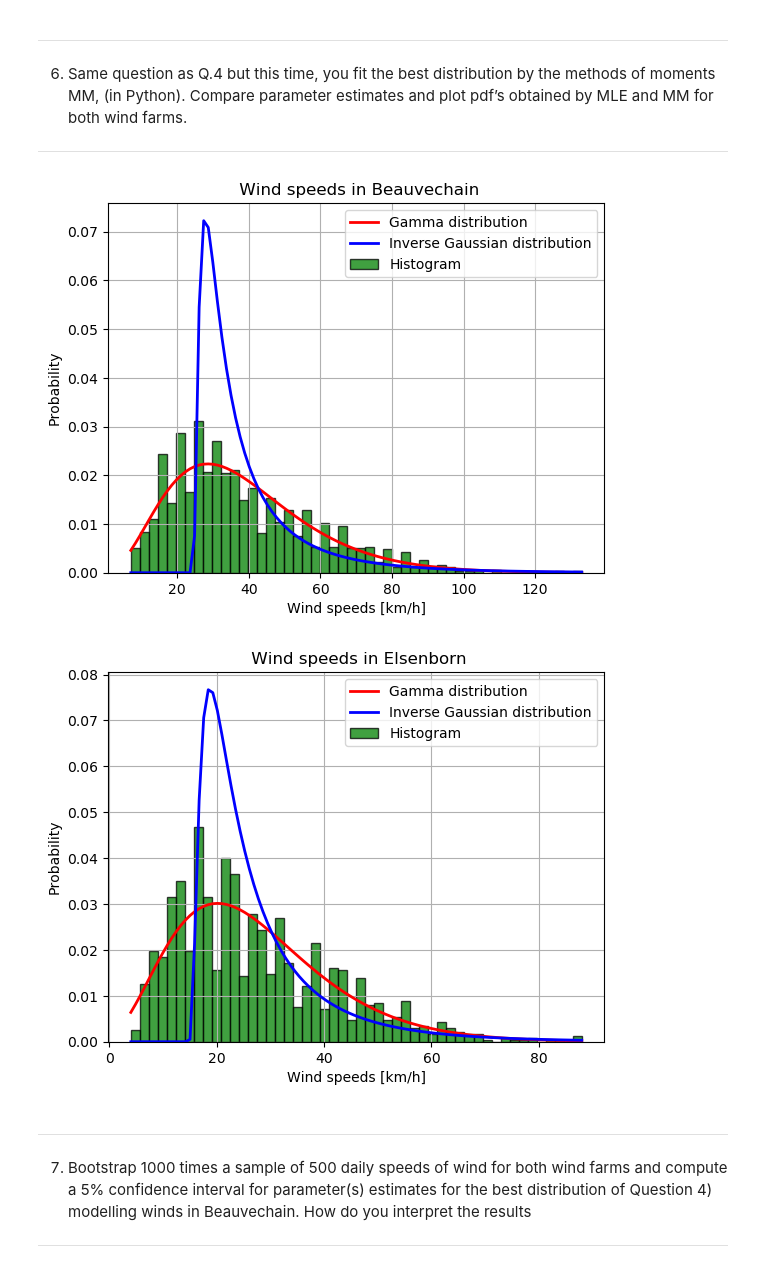
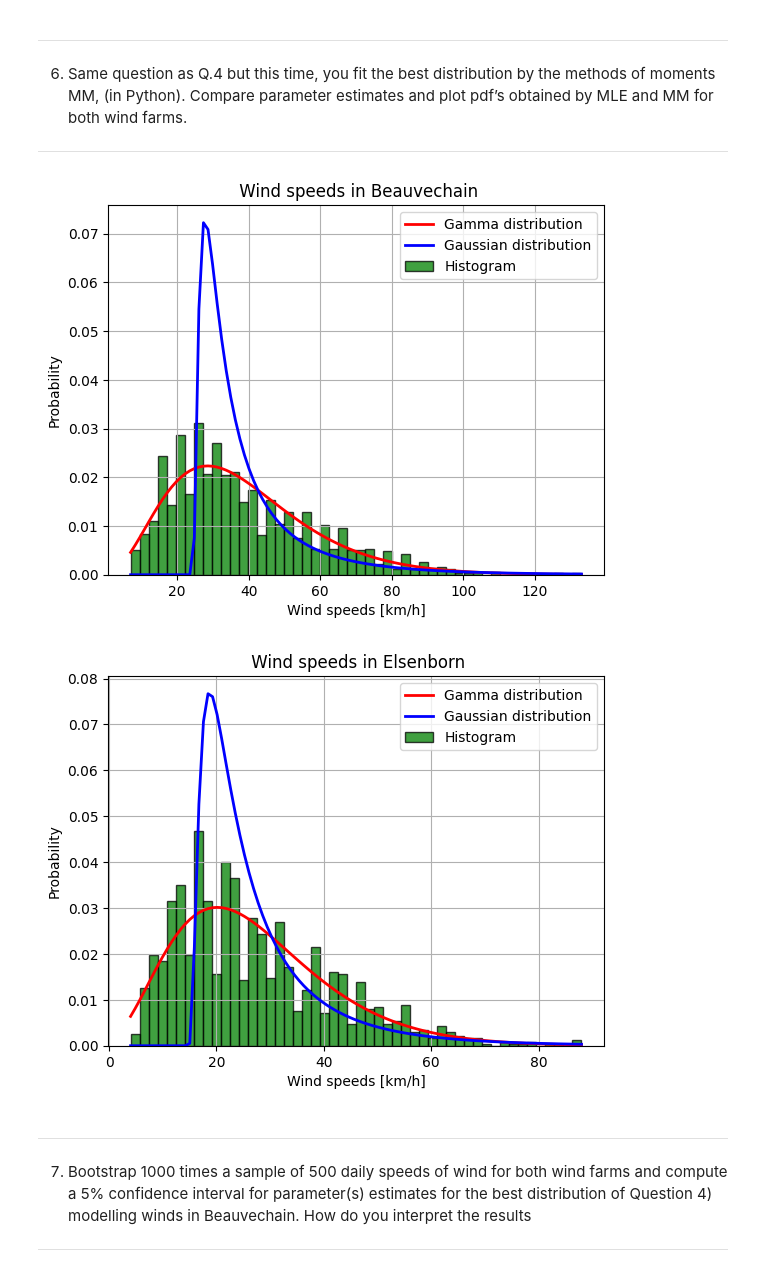
Before and after one commit to Albanedns/Hackathon, a Jupyter notebook: hackathon 1/code/hackathon.ipynb, the cells around one changed output. Cells and saved outputs as stored; diff of their text form; code cells hidden in the pictures.

```diff
--- a/hackathon 1/code/hackathon.ipynb
+++ b/hackathon 1/code/hackathon.ipynb
@@ -344,39 +345,39 @@ plt.title(' Wind speeds in Beauvechain')
 x  = np.linspace(min(data_B_FG),max(data_B_FG),100)
 fx=sc.gamma.pdf(x,a=a,scale=scale,loc=loc)
 plt.plot(x,fx,'r',lw=2)
 
-#Inverse Gaussian
+#Gaussian
 a, loc ,scale = sc.invgauss.fit(data=data_B_FG,method="MM")
 fx2=sc.invgauss.pdf(x,mu=a,scale=scale,loc=loc)
 plt.plot(x,fx2,'b',lw=2)
 
 plt.grid(True)
-plt.legend(['Gamma distribution','Inverse Gaussian distribution','Histogram'])
+plt.legend(['Gamma distribution','Gaussian distribution','Histogram'])
 plt.show()
 
 a, loc, scale  = sc.gamma.fit(data=data_E_FG, method="MM")
 
 #histogram de Elsenborn
 plt.hist(data_E_FG, 50, density=1,facecolor='g', alpha=0.75, edgecolor= 'black')
 plt.xlabel('Wind speeds [km/h]')
 plt.ylabel('Probability')
 plt.title(' Wind speeds in Elsenborn')
 #pdf de Elsenborn
 #Gamma
 x  = np.linspace(min(data_E_FG),max(data_E_FG),100)
 fx = sc.gamma.pdf(x, a = a, scale= scale, loc = loc)
 plt.plot(x,fx,'r',lw=2)
-#Inverse Gaussian
+#Gaussian
 a, loc ,scale = sc.invgauss.fit(data=data_E_FG,method="MM")
 fx3=sc.invgauss.pdf(x,mu=a,scale=scale,loc=loc)
 plt.plot(x,fx3,'b',lw=2)
 
 plt.grid(True)
-plt.legend(['Gamma distribution','Inverse Gaussian distribution','Histogram'])
+plt.legend(['Gamma distribution','Gaussian distribution','Histogram'])
 plt.show()
 # %% [output]
-[figure, old version]
+[figure, new version]
-[figure, old version]
+[figure, new version]
 # %% [markdown]
 ------------------------------------------------------------------------------------------------------
 
```
Also changed, not shown: parts of 7 cells of this notebook.
